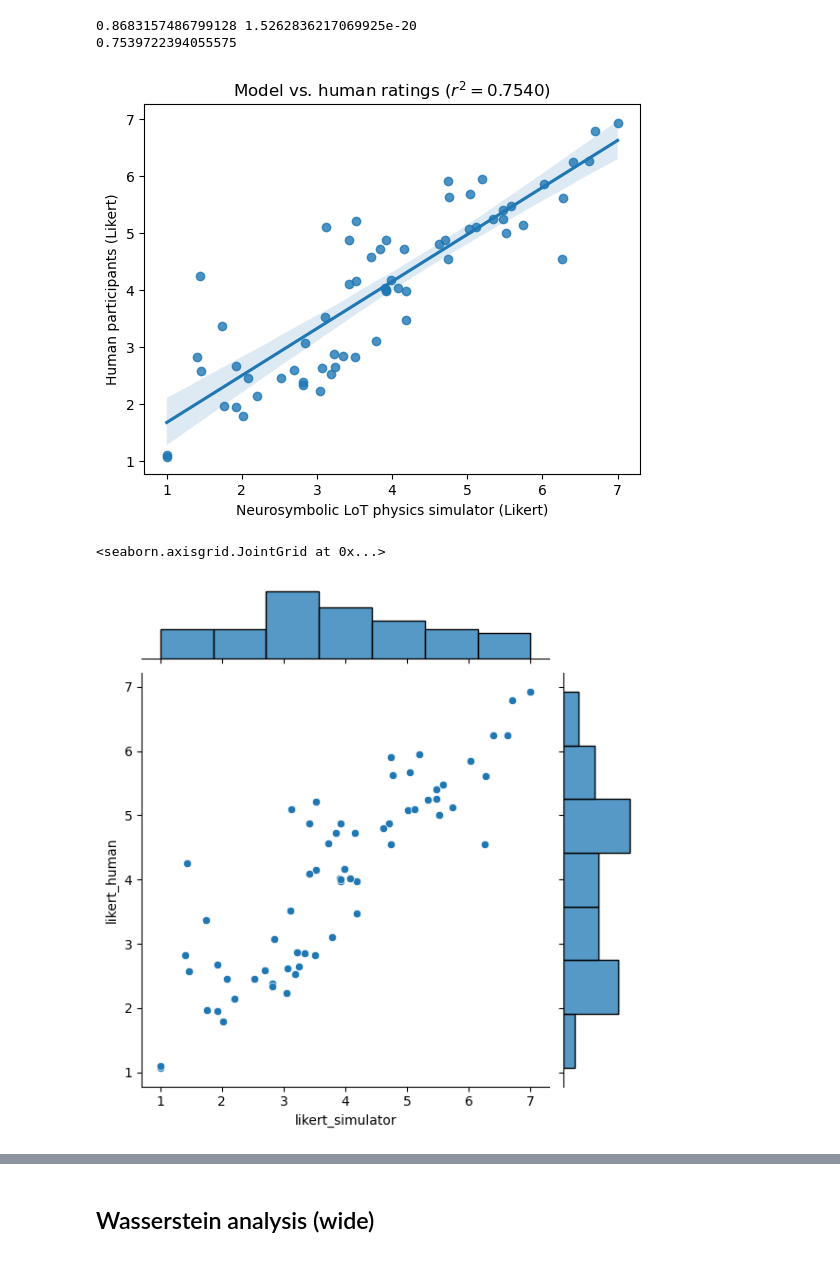
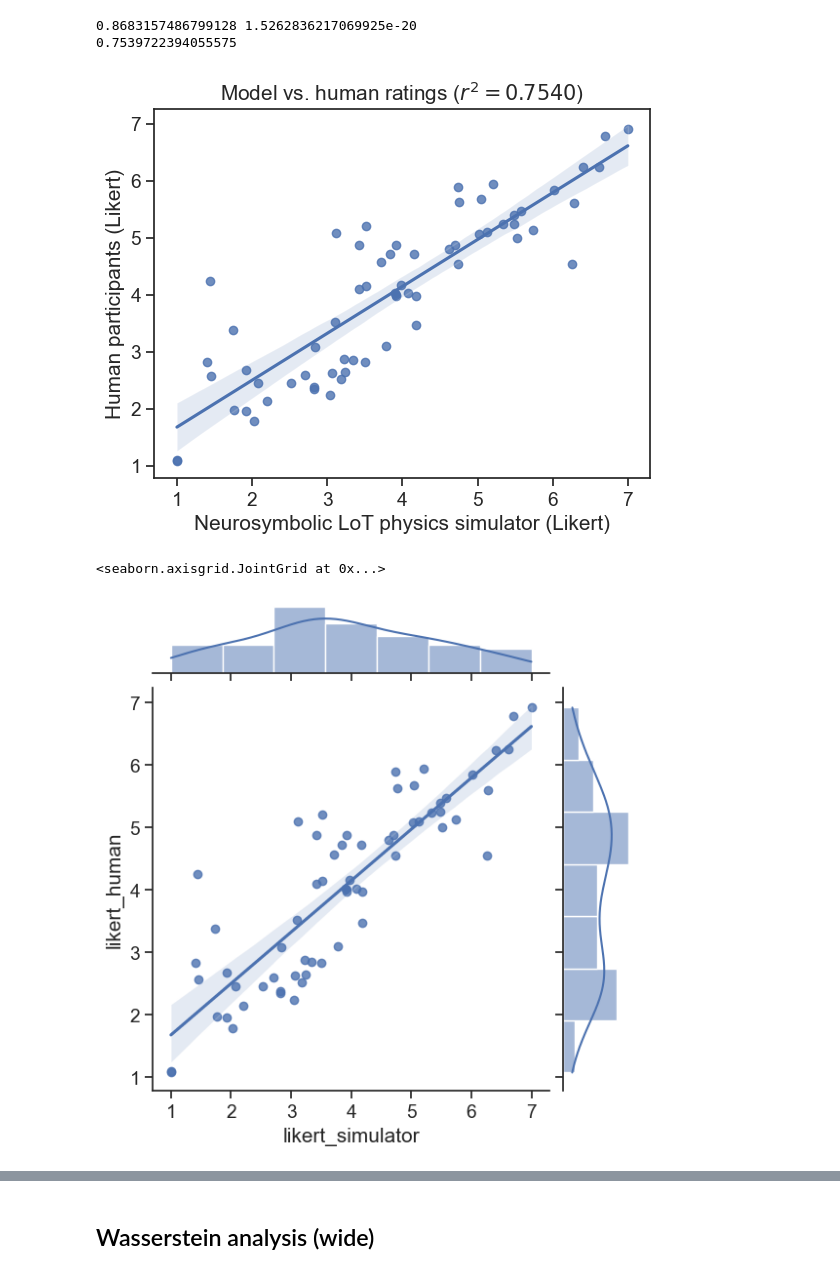
Before and after one commit to cedzhang/physical-language-understanding, a Jupyter notebook: analysis/analysis.ipynb, the cells around one changed output, grey strips where cells are left out. Saved outputs shown, nothing was run; the diff lists cells and outputs as text; code cells hidden in the pictures.

Commit message:
Updates to analysis notebooks

```diff
--- a/analysis/analysis.ipynb
+++ b/analysis/analysis.ipynb
@@ -15,6 +15,8 @@ from matplotlib import pyplot as plt
 from scipy.stats import pearsonr, wasserstein_distance
 
 %matplotlib inline
+# %%
+sns.set_theme(context='notebook', style='ticks', font_scale=1.25)
 # %%
 EXPERIMENT_ID = "run-2023-01-30-12-55-36"
 
@@ -163,12 +169,12 @@ plt.ylabel("Human participants (Likert)")
 plt.title(fr"Model vs. human ratings ($r^2={(rho ** 2):.04f}$)")
 plt.savefig(f"physlang_model_human_results.png", dpi=300)
 # %% [output]
-[figure, old version]
+[figure, new version]
 # %%
-sns.jointplot(data=df_comparison, x="likert_simulator", y="likert_human")
+sns.jointplot(data=df_comparison, x="likert_simulator", y="likert_human", kind="reg")
 # %% [output]
 <seaborn.axisgrid.JointGrid at 0x...>
-[figure, old version]
+[figure, new version]
 # %%
 def transform_probs_to_likert(probs):
     return np.dot(probs, np.array([1, 2, 3, 4, 5, 6, 7]))
```
Also changed, not shown: parts of 22 cells of this notebook, 1 other file.
